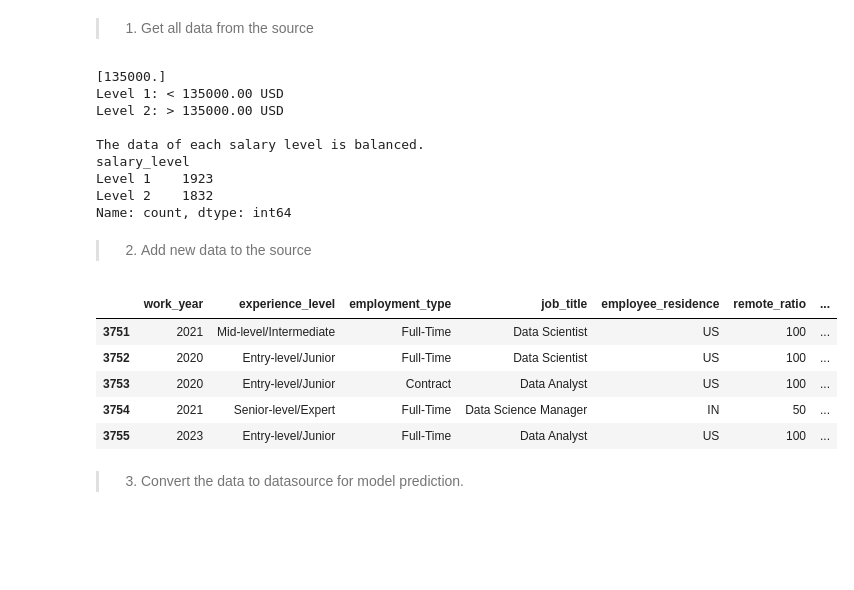
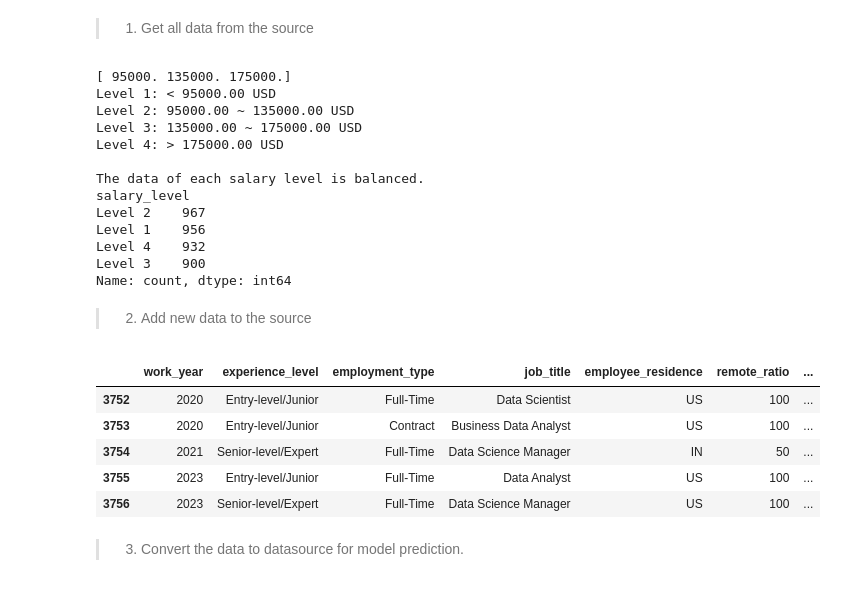
Before and after one commit to ShannonHung/ITPM, a Jupyter notebook: Code/8-ML-Saraly-Level-Prediction.ipynb, the cells around one changed output. Cells and saved outputs as stored; diff of their text form; code cells hidden in the pictures; blank space fills up the shorter version.

```diff
--- a/Code/8-ML-Saraly-Level-Prediction.ipynb
+++ b/Code/8-ML-Saraly-Level-Prediction.ipynb
@@ -26,19 +26,19 @@ df = pd.read_csv('../data/ds_salaries_cleaned.csv')
 # features = torch.FloatTensor(sample[:-3])
 # percentiles_arr = [25, 50]
 # labels = ['Level 1', 'Level 2', 'Level 3']
-# D_in, D_out = 174, 3 # 177
+# D_in, D_out = 256, 3 # 177
 
 # # model 4
-# # features = torch.FloatTensor(sample[:-4])
-# percentiles_arr = [25, 50, 75]
-# labels = ['Level 1', 'Level 2', 'Level 3', 'Level 4']
-# D_in, D_out = 174, 4 # 178
+# features = torch.FloatTensor(sample[:-4])
+percentiles_arr = [25, 50, 75]
+labels = ['Level 1', 'Level 2', 'Level 3', 'Level 4']
+D_in, D_out = 256, 4 # 178
 
 # model 4
 # features = torch.FloatTensor(sample[:-2])
-percentiles_arr = [50]
-labels = ['Level 1', 'Level 2']
-D_in, D_out = 174, 2 # 176
+# percentiles_arr = [50]
+# labels = ['Level 1', 'Level 2']
+# D_in, D_out = 256, 2 # 176
 # %% [markdown]
 ### D.2 Request
 # %% [markdown]
@@ -432,53 +427,59 @@ torch.save(model.state_dict(), '../data/model/salary_pred_'+str(D_out)+'L.pt')
 df = pd.read_csv('../data/ds_salaries_cleaned.csv')
 data = convertData(df)
 # %% [output]
-[135000.]
-Level 1: < 135000.00 USD
-Level 2: > 135000.00 USD
+[ 95000. 135000. 175000.]
+Level 1: < 95000.00 USD
+Level 2: 95000.00 ~ 135000.00 USD
+Level 3: 135000.00 ~ 175000.00 USD
+Level 4: > 175000.00 USD
 
 The data of each salary level is balanced.
 salary_level
-Level 1    1923
-Level 2    1832
+Level 2    967
+Level 1    956
+Level 4    932
+Level 3    900
 Name: count, dtype: int64
 # %% [markdown]
 > 2. Add new data to the source
 # %%
 hight_input = {
     'work_year': 2023,
     'experience_level': 'Senior-level/Expert',
     'employment_type': 'Full-Time',
     'job_title': 'Data Science Manager',
     'employee_residence': ['US'],
     'remote_ratio': [100],
     'company_location': ['US'],
     'company_size': ['L'],
     'salary_level': ['Level 1'] # we don't care about the label
 }
 
 low_intput = {
     'work_year': 2023,
     'experience_level': 'Entry-level/Junior',
     'employment_type': 'Full-Time',
     'job_title': 'Data Analyst',
     'employee_residence': ['US'],
     'remote_ratio': [100],
     'company_location': ['US'],
     'company_size': ['L'],
     'salary_level': ['Level 1'] # we don't care about the label
 }
 
-input = low_intput
+# You can change the input to see the difference
+# input = low_intput
+input = hight_input
 
 data = pd.concat([data, pd.DataFrame(input)], ignore_index=True)
 data.tail()
 # %% [output]
 |  | work_year | experience_level | employment_type | job_title | employee_residence | remote_ratio | ... |
-| 3751 | 2021 | Mid-level/Intermediate | Full-Time | Data Scientist | US | 100 | ... |
 | 3752 | 2020 | Entry-level/Junior | Full-Time | Data Scientist | US | 100 | ... |
-| 3753 | 2020 | Entry-level/Junior | Contract | Data Analyst | US | 100 | ... |
+| 3753 | 2020 | Entry-level/Junior | Contract | Business Data Analyst | US | 100 | ... |
 | 3754 | 2021 | Senior-level/Expert | Full-Time | Data Science Manager | IN | 50 | ... |
 | 3755 | 2023 | Entry-level/Junior | Full-Time | Data Analyst | US | 100 | ... |
+| 3756 | 2023 | Senior-level/Expert | Full-Time | Data Science Manager | US | 100 | ... |
 # %% [markdown]
 > 3. Convert the data to datasource for model prediction.
 # %%
```
Also changed, not shown: parts of 10 cells of this notebook, 1 other file.
